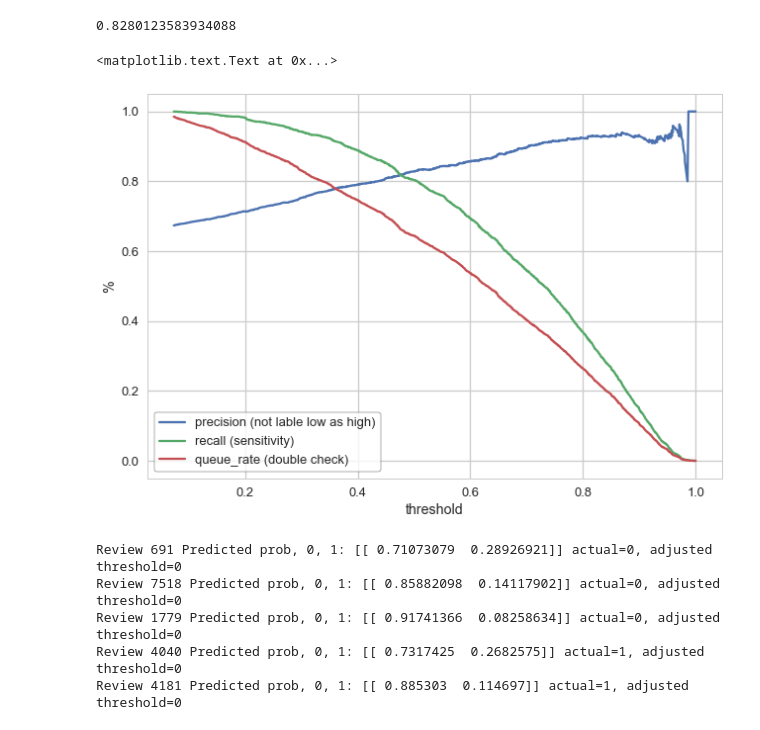
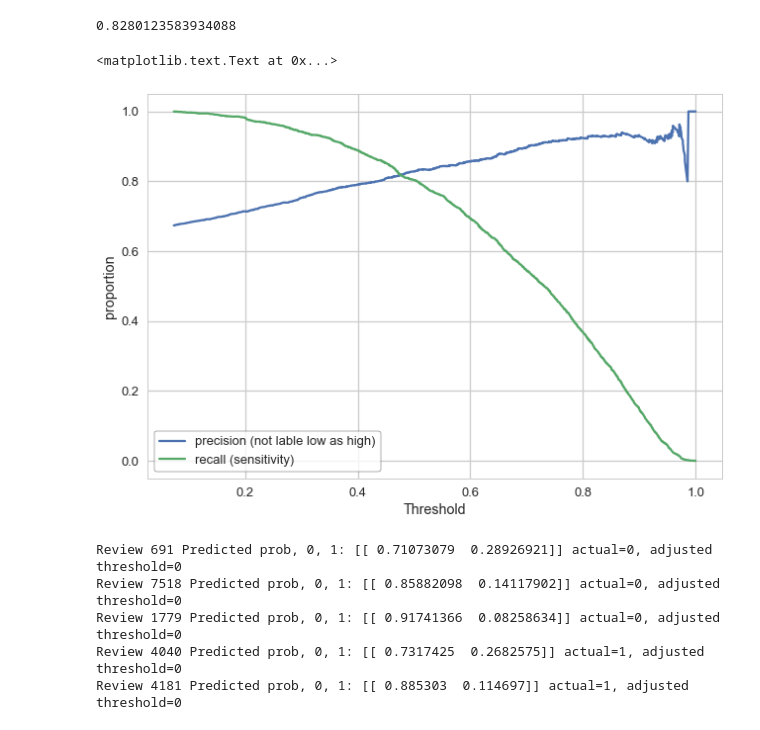
Before and after one commit to PassMoreHeat/springboard, a Jupyter notebook: Capstone_1/Machine_Learning_Amazon_Reviews_Working_Code.ipynb, the cells around one changed output. Saved outputs shown, nothing was run; the diff lists cells and outputs as text; code cells hidden in the pictures.

```diff
--- a/Capstone_1/Machine_Learning_Amazon_Reviews_Working_Code.ipynb
+++ b/Capstone_1/Machine_Learning_Amazon_Reviews_Working_Code.ipynb
@@ -1200,22 +1156,22 @@ print( 804/ float(804 + 167))
 # %%
 from sklearn.metrics import precision_recall_curve
 
 precision, recall, thresholds = precision_recall_curve(y_test, y_pred_prob_logreg_clf)
 thresholds = np.append(thresholds, 1)
-queue_rate = []
-for threshold in thresholds:
-    queue_rate.append((y_pred_prob_logreg_clf >= threshold).mean())
+#queue_rate = []
+#for threshold in thresholds:
+#    queue_rate.append((y_pred_prob_logreg_clf >= threshold).mean())
 plt.plot(thresholds, precision, color=sns.color_palette()[0])
 plt.plot(thresholds, recall, color=sns.color_palette()[1])
-plt.plot(thresholds, queue_rate, color=sns.color_palette()[2])
-leg = plt.legend(('precision (not lable low as high)', 'recall (sensitivity)', 'queue_rate (double check)'),
+#plt.plot(thresholds, queue_rate, color=sns.color_palette()[2])
+leg = plt.legend(('precision (not lable low as high)', 'recall (sensitivity)'),
                  frameon=True)
 leg.get_frame().set_edgecolor('k')
-plt.xlabel('threshold')
-plt.ylabel('%')
+plt.xlabel('Threshold')
+plt.ylabel('proportion')
 # %% [output]
 <matplotlib.text.Text at 0x...>
-[figure, old version]
+[figure, new version]
 # %%
 # False Positive Review tester
 print('Review 691 Predicted prob, 0, 1:',logreg_clf.predict_proba(tfidf.transform([rev_rate.clean_revs[691]])),
```
Also changed, not shown: parts of 31 cells of this notebook.
